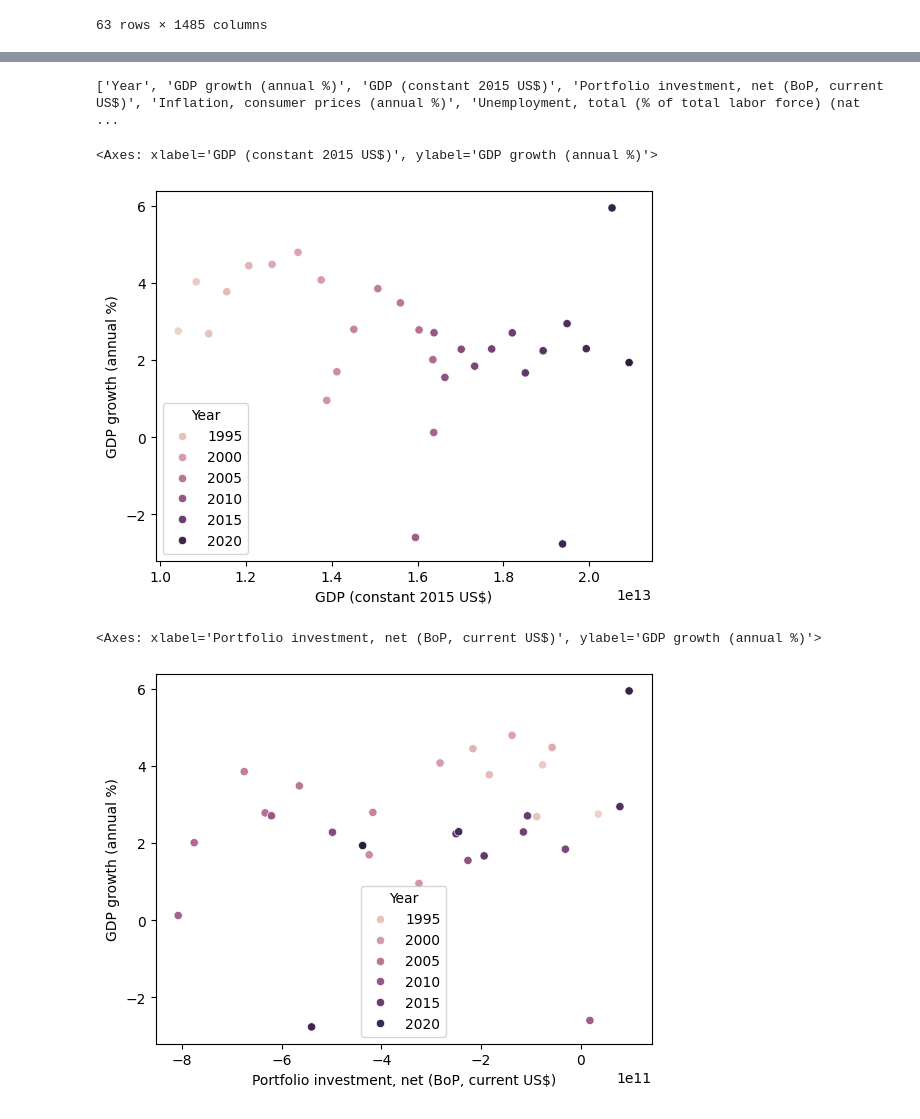
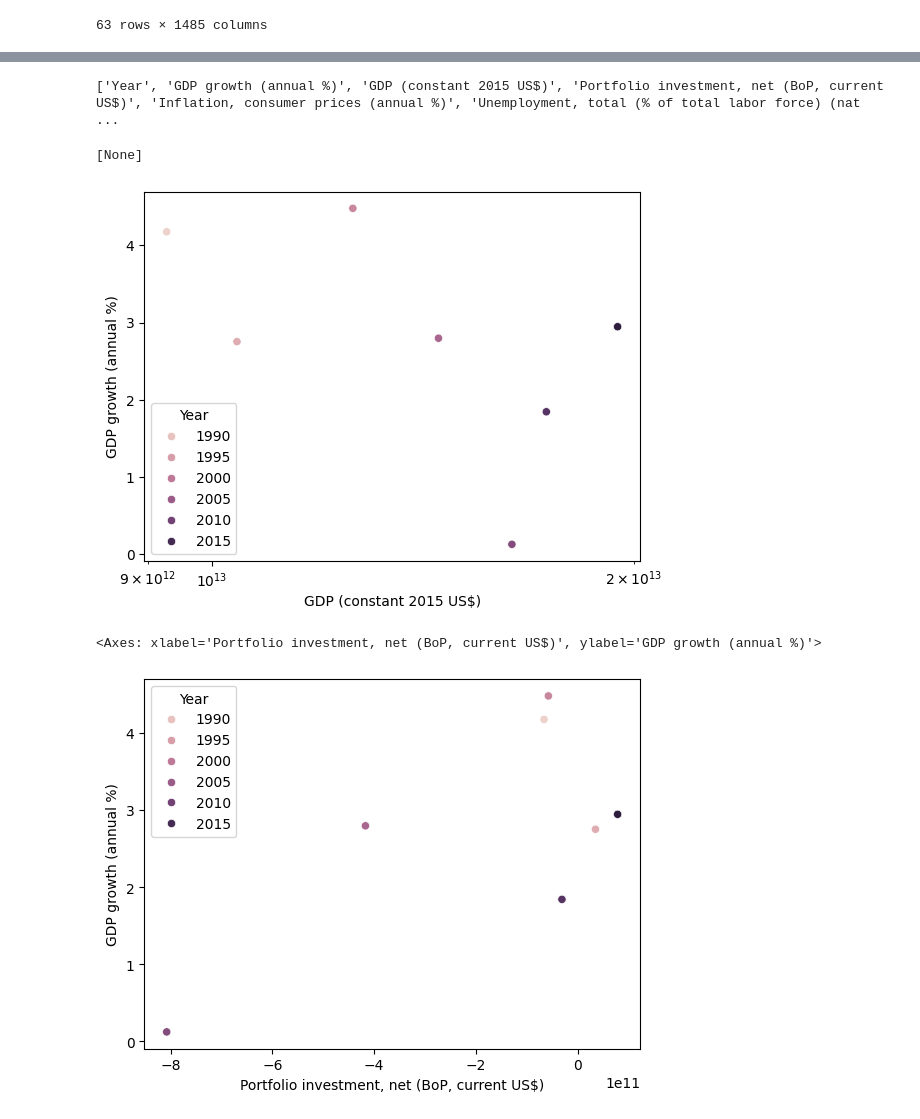
Before and after one commit to Shre-D/EGD-Assignment1, a Jupyter notebook: src/us.ipynb, the cells around one changed output, grey strips where cells are left out. Drawn from its saved outputs; the diff is of its cells as text; code cells hidden in the pictures.

```diff
--- a/src/us.ipynb
+++ b/src/us.ipynb
@@ -63,7 +63,10 @@ us_data
 # %%
 # selecting and modifying the data
 us_data["Year"]=us_data["Year"].astype(int)
-us_data = us_data.tail(30)
+us_data = us_data.tail(35)
 us_data
+interval = 5
+us_data=us_data.iloc[::interval]
+us_data
 # %% [output]
 |  | Year | Internally displaced persons, new... | Voice and Accountability: Estimate | High-technology exports (current ... | Merchandise exports to low- and m... | ... |
@@ -179,17 +164,18 @@ import seaborn as sns
 # %%
 columns = list(selected_us_data.columns)
 print(columns)
 
-sns.scatterplot(x="GDP (constant 2015 US$)",y='GDP growth (annual %)',hue='Year',data=selected_us_data)
+grid = sns.scatterplot(x='GDP (constant 2015 US$)',y='GDP growth (annual %)',hue='Year',data=selected_us_data)
+grid.set(xscale="log")
 # %% [output]
 ['Year', 'GDP growth (annual %)', 'GDP (constant 2015 US$)', 'Portfolio investment, net (BoP, current US$)', 'Inflation, consumer prices (annual %)', 'Unemployment, total (% of total labor force) (nat ...
-<Axes: xlabel='GDP (constant 2015 US$)', ylabel='GDP growth (annual %)'>
+[None]
-[figure, old version]
+[figure, new version]
 # %%
 sns.scatterplot(x="Portfolio investment, net (BoP, current US$)",y='GDP growth (annual %)',hue='Year',data=selected_us_data)
 # %% [output]
 <Axes: xlabel='Portfolio investment, net (BoP, current US$)', ylabel='GDP growth (annual %)'>
-[figure, old version]
+[figure, new version]
 # %%
 sns.scatterplot(x='Inflation, consumer prices (annual %)',y='GDP growth (annual %)',hue='Year',data=selected_us_data)
 # %% [output]
```
Also changed, not shown: parts of 17 cells of this notebook.
